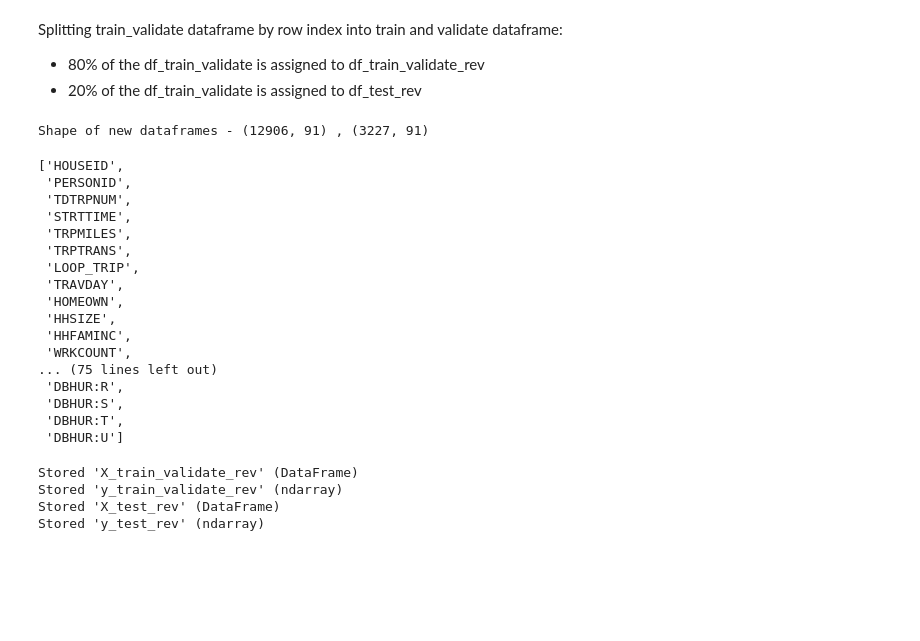
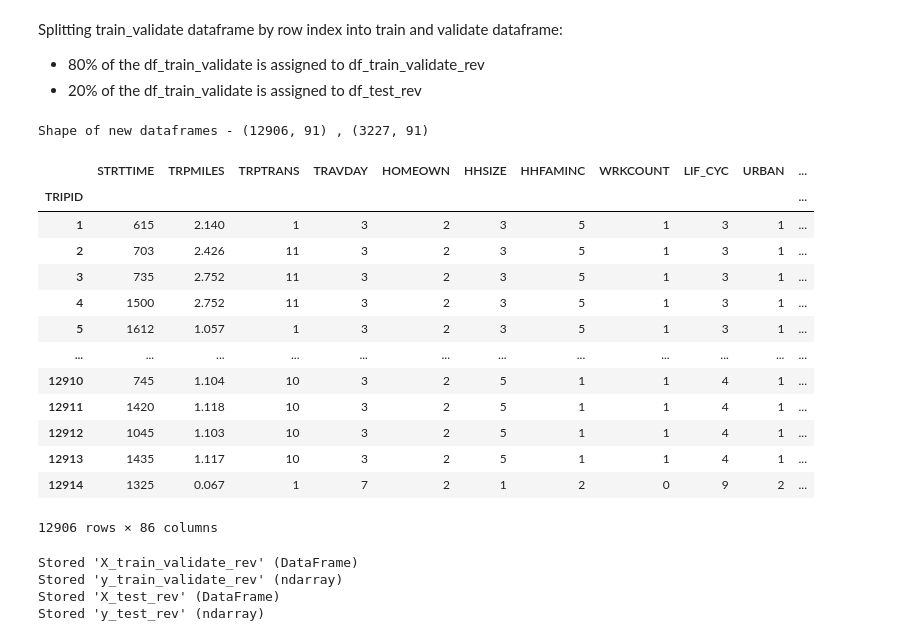
Before and after one commit to caroris/rs-project, a Jupyter notebook: Pre-processing.ipynb, the cells around one changed output. Cells and saved outputs as stored; diff of their text form; code cells hidden in the pictures; blank space fills up the shorter version.

```diff
--- a/Pre-processing.ipynb
+++ b/Pre-processing.ipynb
@@ -187,25 +187,6 @@ df_train_validate_rev = df_processed.iloc[:id1,:]
 df_test_rev = df_processed.iloc[id1:,:]
 
 print("Shape of new dataframes - {} , {}".format(df_train_validate_rev.shape, df_test_rev.shape))
-
-df_processed.columns.tolist()
 # %% [output]
 Shape of new dataframes - (12906, 91) , (3227, 91)
-['HOUSEID',
- 'PERSONID',
- 'TDTRPNUM',
- 'STRTTIME',
- 'TRPMILES',
- 'TRPTRANS',
- 'LOOP_TRIP',
- 'TRAVDAY',
- 'HOMEOWN',
- 'HHSIZE',
- 'HHFAMINC',
- 'WRKCOUNT',
-... (75 lines left out)
- 'DBHUR:R',
- 'DBHUR:S',
- 'DBHUR:T',
- 'DBHUR:U']
 # %%
@@ -237,4 +218,23 @@ X_train_validate_rev = df_train_validate_rev[features]
 
 y_test_rev = df_test_rev[target].values.ravel()
 X_test_rev = df_test_rev[features]
+# %%
+# features in the train and validate set
+
+X_train_validate_rev
+# %% [output]
+|  | STRTTIME | TRPMILES | TRPTRANS | TRAVDAY | HOMEOWN | HHSIZE | HHFAMINC | WRKCOUNT | LIF_CYC | URBAN | ... |
+| TRIPID |  |  |  |  |  |  |  |  |  |  | ... |
+| 1 | 615 | 2.140 | 1 | 3 | 2 | 3 | 5 | 1 | 3 | 1 | ... |
+| 2 | 703 | 2.426 | 11 | 3 | 2 | 3 | 5 | 1 | 3 | 1 | ... |
+| 3 | 735 | 2.752 | 11 | 3 | 2 | 3 | 5 | 1 | 3 | 1 | ... |
+| 4 | 1500 | 2.752 | 11 | 3 | 2 | 3 | 5 | 1 | 3 | 1 | ... |
+| 5 | 1612 | 1.057 | 1 | 3 | 2 | 3 | 5 | 1 | 3 | 1 | ... |
+| ... | ... | ... | ... | ... | ... | ... | ... | ... | ... | ... | ... |
+| 12910 | 745 | 1.104 | 10 | 3 | 2 | 5 | 1 | 1 | 4 | 1 | ... |
+| 12911 | 1420 | 1.118 | 10 | 3 | 2 | 5 | 1 | 1 | 4 | 1 | ... |
+| 12912 | 1045 | 1.103 | 10 | 3 | 2 | 5 | 1 | 1 | 4 | 1 | ... |
+| 12913 | 1435 | 1.117 | 10 | 3 | 2 | 5 | 1 | 1 | 4 | 1 | ... |
+| 12914 | 1325 | 0.067 | 1 | 7 | 2 | 1 | 2 | 0 | 9 | 2 | ... |
+12906 rows × 86 columns
 # %%
```
Also changed, not shown: parts of 3 cells of this notebook, 2 other files.
